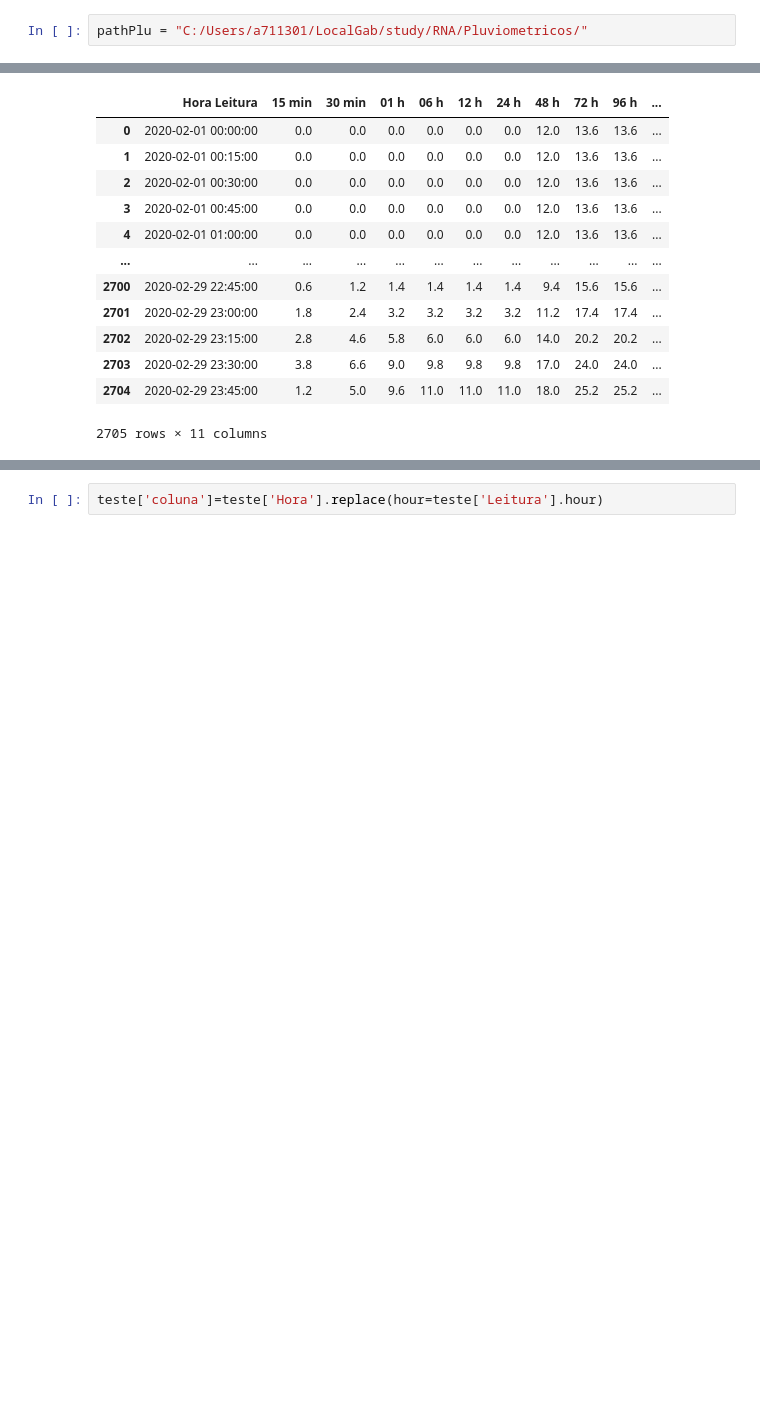
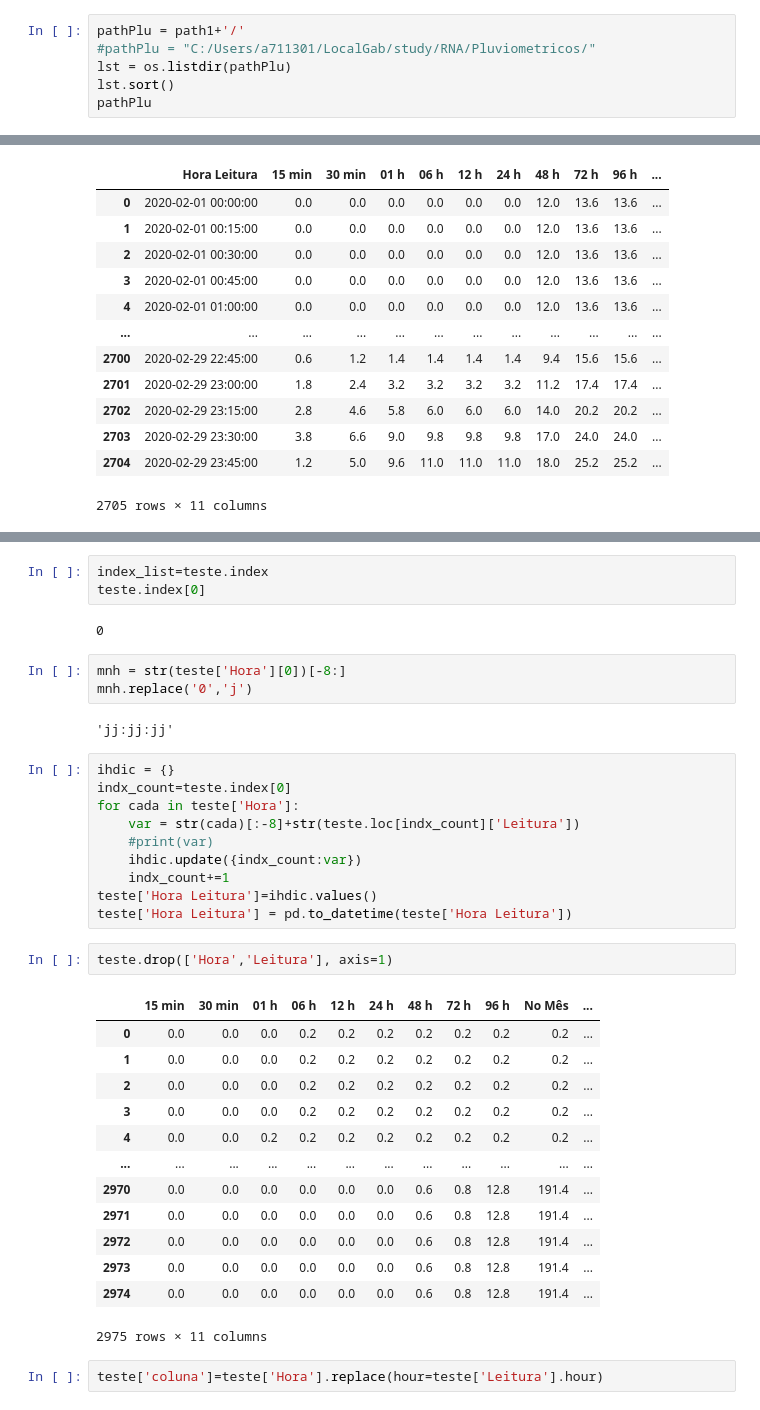
Before and after one commit to g-almeida/Climatology, a Jupyter notebook: PMN/timeSeries.ipynb, the cells around one changed output, grey strips where cells are left out. Drawn from its saved outputs; the diff is of its cells as text; blank space fills up the shorter version.

```diff
--- a/PMN/timeSeries.ipynb
+++ b/PMN/timeSeries.ipynb
@@ -153,4 +153,8 @@ ita_concat.to_csv(path2+"/Itaipu/itaipu_17-20.csv")
 # %% [markdown]
 # Dados pluviométricos:
 # %%
-pathPlu = "C:/Users/a711301/LocalGab/study/RNA/Pluviometricos/"
+pathPlu = path1+'/'
+#pathPlu = "C:/Users/a711301/LocalGab/study/RNA/Pluviometricos/"
+lst = os.listdir(pathPlu)
+lst.sort()
+pathPlu
@@ -253,3 +256,39 @@ teste
+# %%
+index_list=teste.index
+teste.index[0]
+# %% [output]
+0
+# %%
+mnh = str(teste['Hora'][0])[-8:]
+mnh.replace('0','j')
+# %% [output]
+'jj:jj:jj'
+# %%
+ihdic = {}
+indx_count=teste.index[0]
+for cada in teste['Hora']:
+    var = str(cada)[:-8]+str(teste.loc[indx_count]['Leitura'])
+    #print(var)
+    ihdic.update({indx_count:var})
+    indx_count+=1
+teste['Hora Leitura']=ihdic.values()
+teste['Hora Leitura'] = pd.to_datetime(teste['Hora Leitura'])
+# %%
+teste.drop(['Hora','Leitura'], axis=1)
+# %% [output]
+|  | 15 min | 30 min | 01 h | 06 h | 12 h | 24 h | 48 h | 72 h | 96 h | No Mês | ... |
+| 0 | 0.0 | 0.0 | 0.0 | 0.2 | 0.2 | 0.2 | 0.2 | 0.2 | 0.2 | 0.2 | ... |
+| 1 | 0.0 | 0.0 | 0.0 | 0.2 | 0.2 | 0.2 | 0.2 | 0.2 | 0.2 | 0.2 | ... |
+| 2 | 0.0 | 0.0 | 0.0 | 0.2 | 0.2 | 0.2 | 0.2 | 0.2 | 0.2 | 0.2 | ... |
+| 3 | 0.0 | 0.0 | 0.0 | 0.2 | 0.2 | 0.2 | 0.2 | 0.2 | 0.2 | 0.2 | ... |
+| 4 | 0.0 | 0.0 | 0.2 | 0.2 | 0.2 | 0.2 | 0.2 | 0.2 | 0.2 | 0.2 | ... |
+| ... | ... | ... | ... | ... | ... | ... | ... | ... | ... | ... | ... |
+| 2970 | 0.0 | 0.0 | 0.0 | 0.0 | 0.0 | 0.0 | 0.6 | 0.8 | 12.8 | 191.4 | ... |
+| 2971 | 0.0 | 0.0 | 0.0 | 0.0 | 0.0 | 0.0 | 0.6 | 0.8 | 12.8 | 191.4 | ... |
+| 2972 | 0.0 | 0.0 | 0.0 | 0.0 | 0.0 | 0.0 | 0.6 | 0.8 | 12.8 | 191.4 | ... |
+| 2973 | 0.0 | 0.0 | 0.0 | 0.0 | 0.0 | 0.0 | 0.6 | 0.8 | 12.8 | 191.4 | ... |
+| 2974 | 0.0 | 0.0 | 0.0 | 0.0 | 0.0 | 0.0 | 0.6 | 0.8 | 12.8 | 191.4 | ... |
+2975 rows × 11 columns
 # %%
 teste['coluna']=teste['Hora'].replace(hour=teste['Leitura'].hour)
 # %% [output]
```
Also changed, not shown: parts of 10 cells of this notebook, 1 other file.
